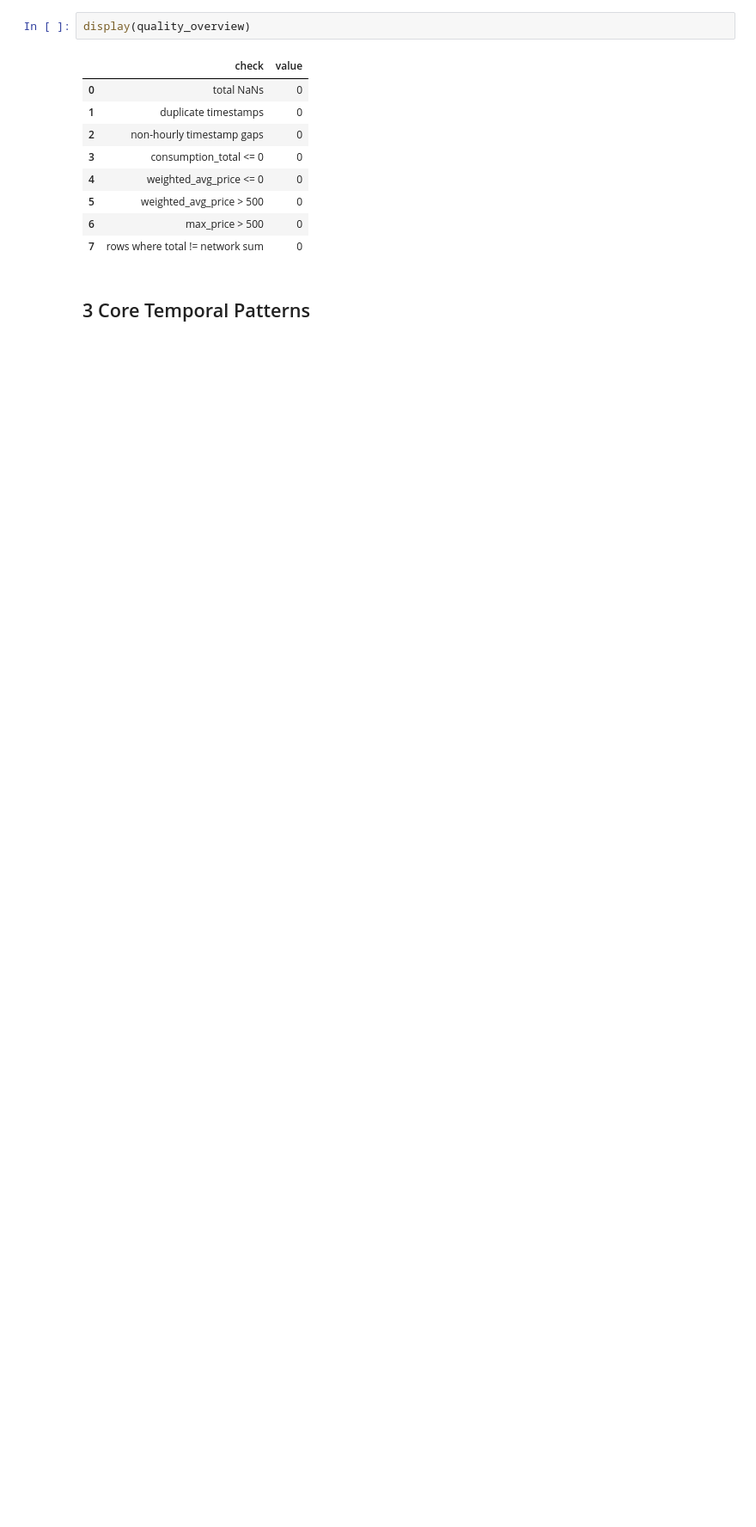
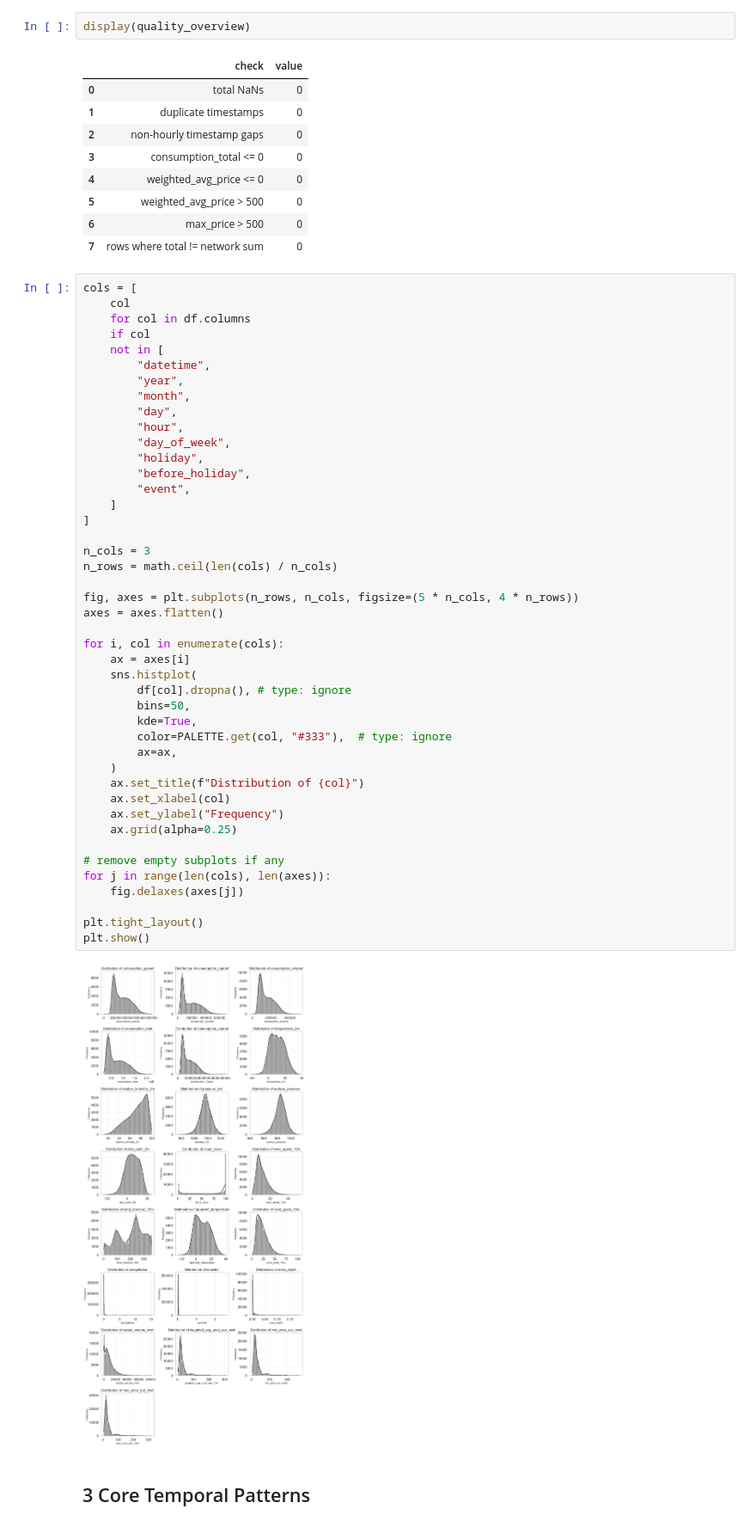
Before and after one commit to SLI0124/diplomovy-projekt, a Jupyter notebook: notebooks/1_eda_merged_dataset.ipynb, the cells around one changed output. Shown at 86% size. Cells and saved outputs as stored; diff of their text form; blank space fills up the shorter version.

Commit message:
feat(eda): plot distributions in notebook

```diff
--- a/notebooks/1_eda_merged_dataset.ipynb
+++ b/notebooks/1_eda_merged_dataset.ipynb
@@ -244,6 +245,52 @@ display(quality_overview)
 | 5 | weighted_avg_price > 500 | 0 |
 | 6 | max_price > 500 | 0 |
 | 7 | rows where total != network sum | 0 |
+# %%
+cols = [
+    col
+    for col in df.columns
+    if col
+    not in [
+        "datetime",
+        "year",
+        "month",
+        "day",
+        "hour",
+        "day_of_week",
+        "holiday",
+        "before_holiday",
+        "event",
+    ]
+]
+
+n_cols = 3
+n_rows = math.ceil(len(cols) / n_cols)
+
+fig, axes = plt.subplots(n_rows, n_cols, figsize=(5 * n_cols, 4 * n_rows))
+axes = axes.flatten()
+
+for i, col in enumerate(cols):
+    ax = axes[i]
+    sns.histplot(
+        df[col].dropna(), # type: ignore
+        bins=50,
+        kde=True,
+        color=PALETTE.get(col, "#333"),  # type: ignore
+        ax=ax,
+    )
+    ax.set_title(f"Distribution of {col}")
+    ax.set_xlabel(col)
+    ax.set_ylabel("Frequency")
+    ax.grid(alpha=0.25)
+
+# remove empty subplots if any
+for j in range(len(cols), len(axes)):
+    fig.delaxes(axes[j])
+
+plt.tight_layout()
+plt.show()
+# %% [output]
+[figure, added]
 # %% [markdown]
 ## 3 Core Temporal Patterns
 # %%
```
Also changed, not shown: parts of 1 cell of this notebook.
